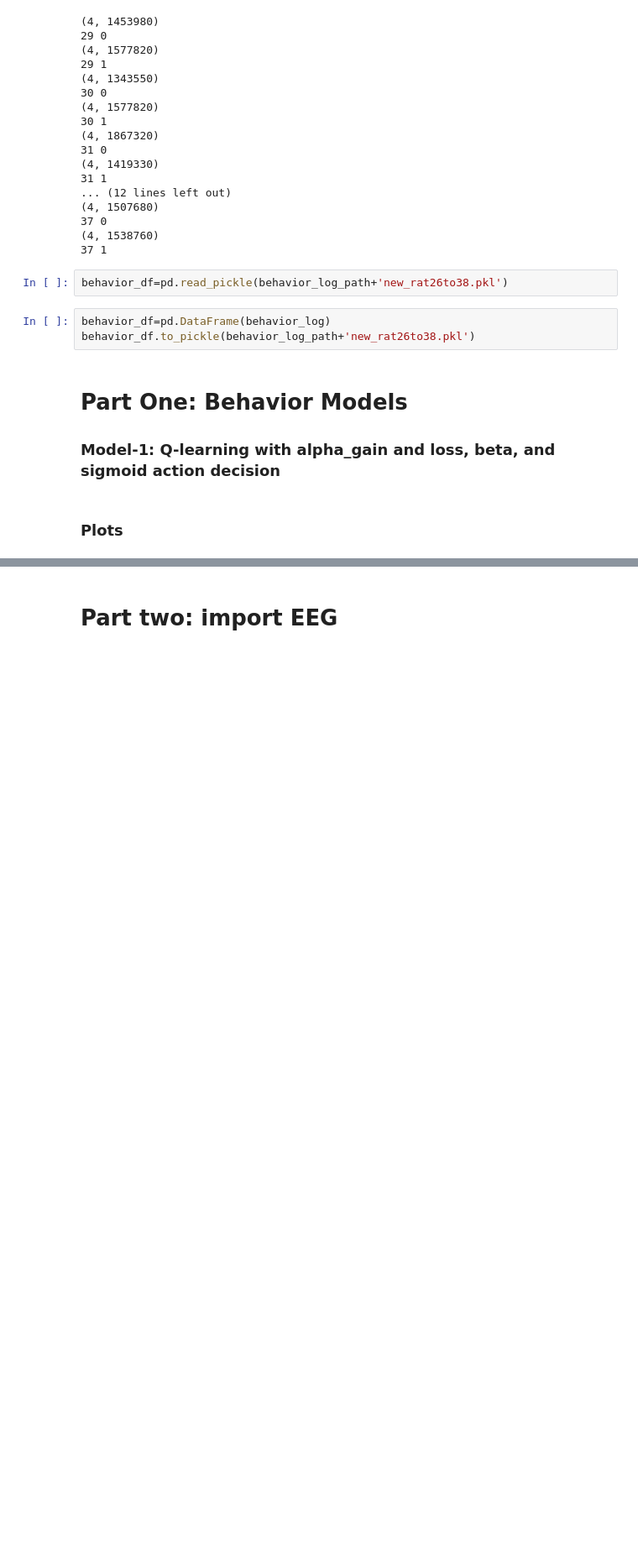
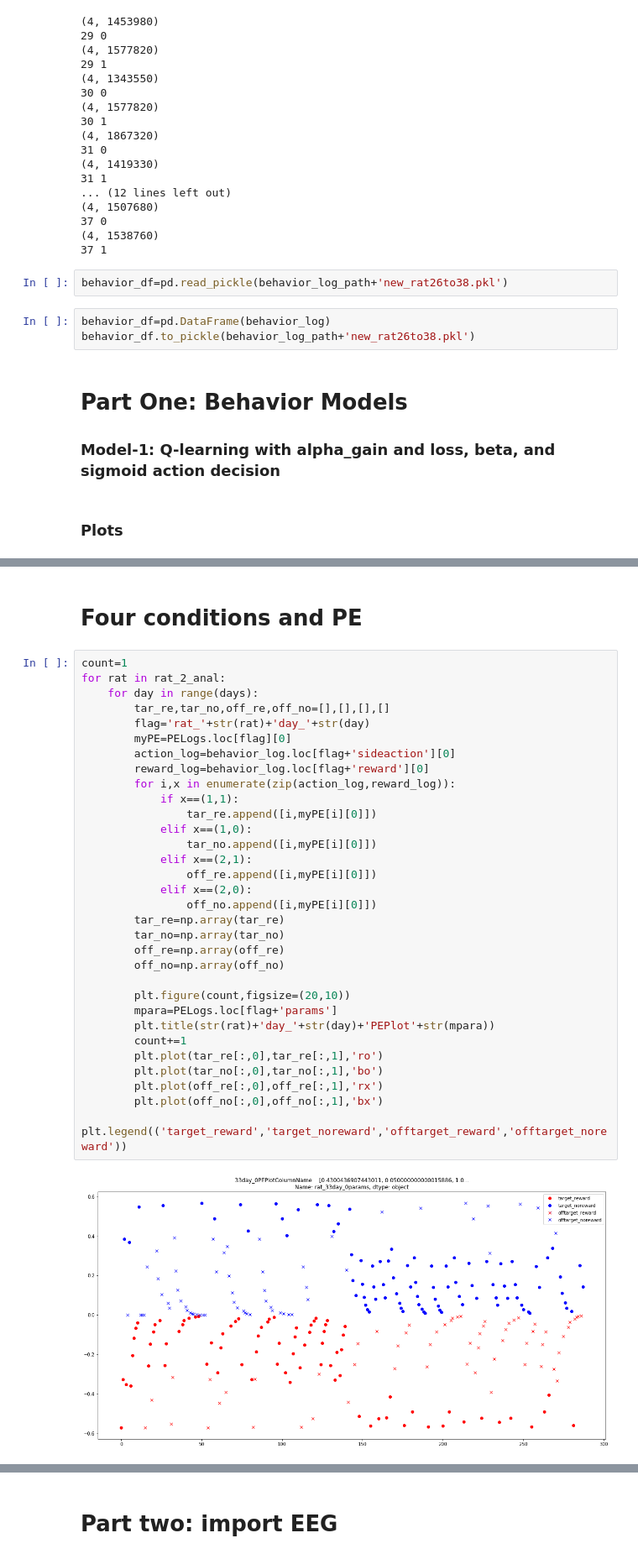
Before and after one commit to Maylibooyah69/RewardReversalPorject, a Jupyter notebook: Final Pipeline.ipynb, the cells around one changed output, grey strips where cells are left out. Shown at 84% size. Saved outputs shown, nothing was run; the diff lists cells and outputs as text; blank space fills up the shorter version.

```diff
--- a/Final Pipeline.ipynb
+++ b/Final Pipeline.ipynb
@@ -122,0 +138,36 @@ for i in range(n*2):
+# %% [markdown]
+# Four conditions and PE
+# %%
+count=1
+for rat in rat_2_anal:
+    for day in range(days):
+        tar_re,tar_no,off_re,off_no=[],[],[],[]
+        flag='rat_'+str(rat)+'day_'+str(day)
+        myPE=PELogs.loc[flag][0]
+        action_log=behavior_log.loc[flag+'sideaction'][0]
+        reward_log=behavior_log.loc[flag+'reward'][0]
+        for i,x in enumerate(zip(action_log,reward_log)):
+            if x==(1,1):
+                tar_re.append([i,myPE[i][0]])
+            elif x==(1,0):
+                tar_no.append([i,myPE[i][0]])
+            elif x==(2,1):
+                off_re.append([i,myPE[i][0]])
+            elif x==(2,0):
+                off_no.append([i,myPE[i][0]])
+        tar_re=np.array(tar_re)
+        tar_no=np.array(tar_no)
+        off_re=np.array(off_re)
+        off_no=np.array(off_no)
+
+        plt.figure(count,figsize=(20,10))
+        mpara=PELogs.loc[flag+'params']
+        plt.title(str(rat)+'day_'+str(day)+'PEPlot'+str(mpara))
+        count+=1
+        plt.plot(tar_re[:,0],tar_re[:,1],'ro')
+        plt.plot(tar_no[:,0],tar_no[:,1],'bo')
+        plt.plot(off_re[:,0],off_re[:,1],'rx')
+        plt.plot(off_no[:,0],off_no[:,1],'bx')
+        plt.legend(('target_reward','target_noreward','offtarget_reward','offtarget_noreward'))
+# %% [output]
+[figure, added]
```
Also changed, not shown: parts of 22 cells of this notebook, 4 other files.
